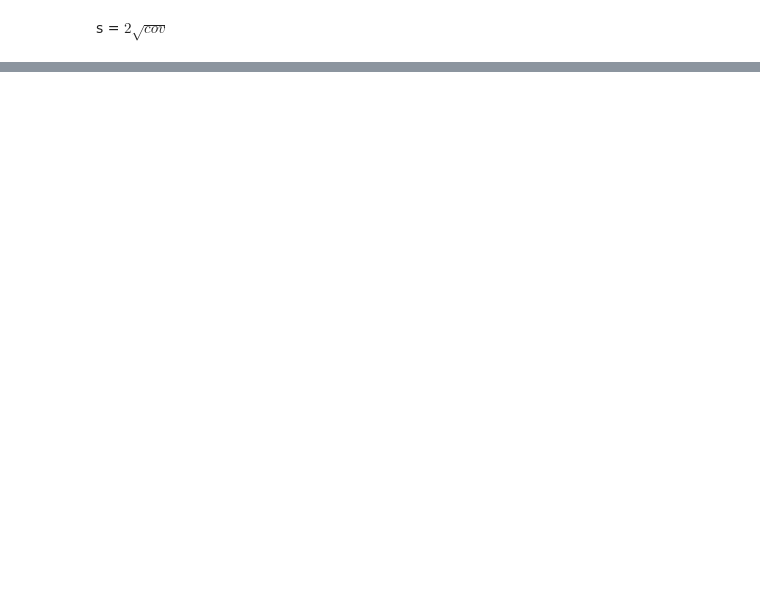
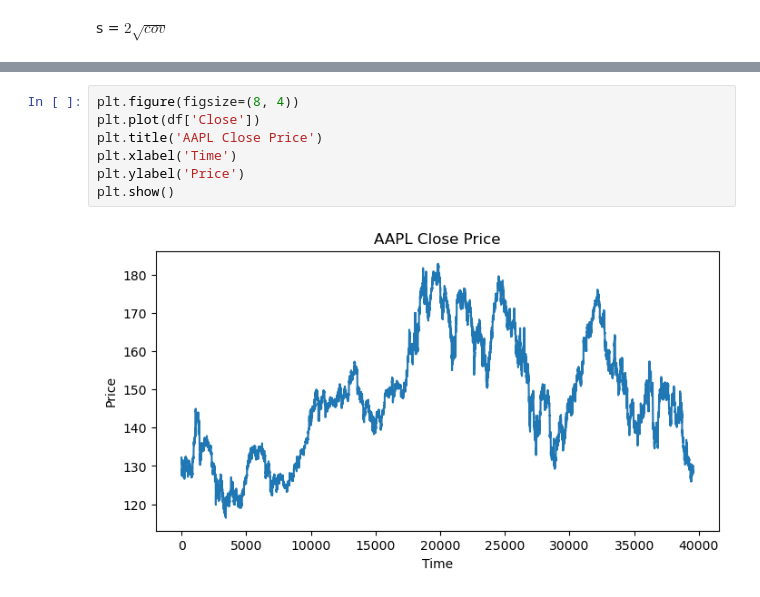
Before and after one commit to LuisMB09/Trading, a Jupyter notebook: effective_spread.ipynb, the cells around one changed output, grey strips where cells are left out. Cells and saved outputs as stored; diff of their text form; blank space fills up the shorter version.

```diff
--- a/effective_spread.ipynb
+++ b/effective_spread.ipynb
@@ -36,0 +60,9 @@ df
+# %%
+plt.figure(figsize=(8, 4))
+plt.plot(df['Close'])
+plt.title('AAPL Close Price')
+plt.xlabel('Time')
+plt.ylabel('Price')
+plt.show()
+# %% [output]
+[figure, added]
```
Also changed, not shown: parts of 8 cells of this notebook.
